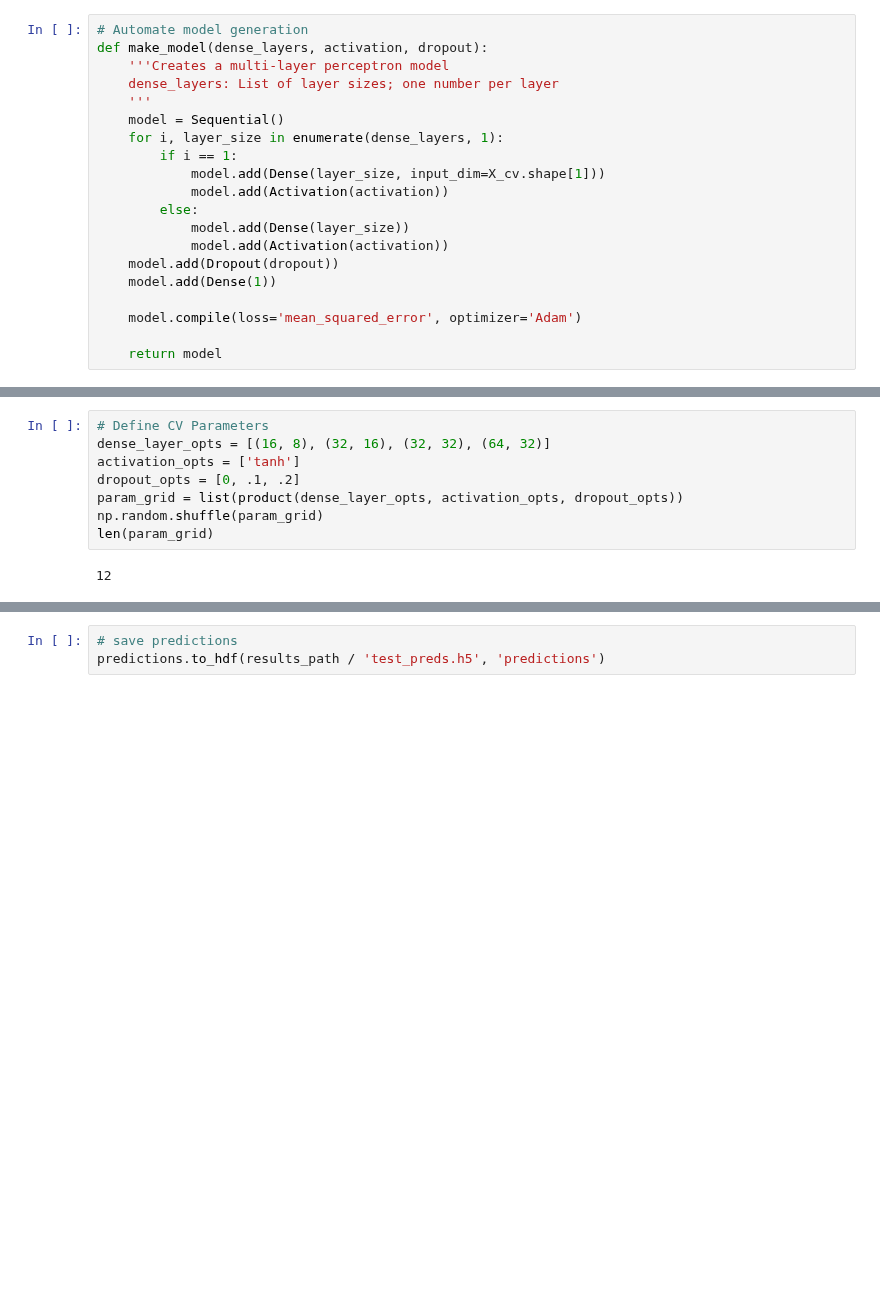
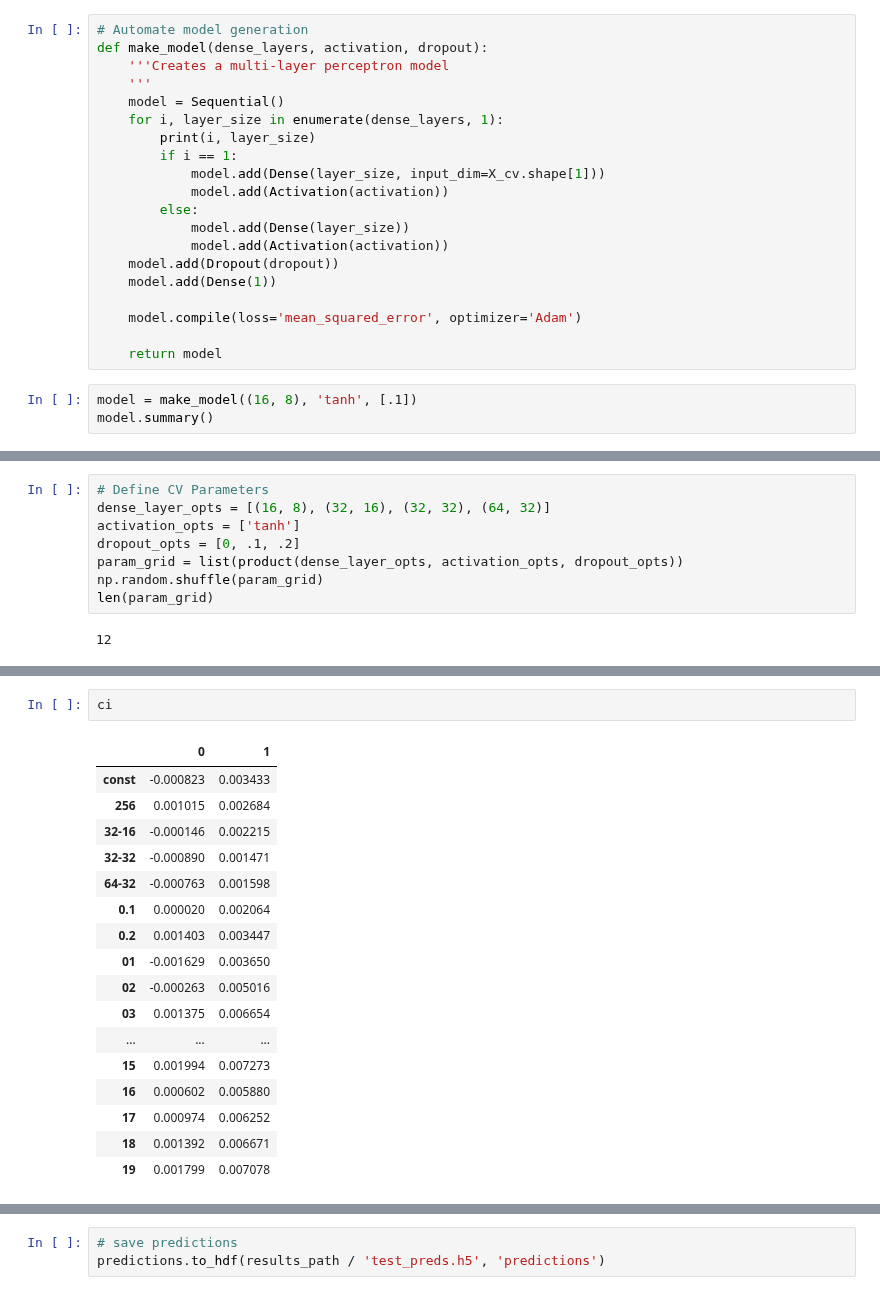
Before and after one commit to OliverJoo/quant_modeling, a Jupyter notebook: MDLing/DL_OptimizingNNArchitecture4Trading.ipynb, the cells around one changed output, grey strips where cells are left out. Cells and saved outputs as stored; diff of their text form; blank space fills up the shorter version.

```diff
--- a/MDLing/DL_OptimizingNNArchitecture4Trading.ipynb
+++ b/MDLing/DL_OptimizingNNArchitecture4Trading.ipynb
@@ -151,10 +155,10 @@ memory usage: 444.2+ MB
 # Automate model generation
 def make_model(dense_layers, activation, dropout):
     '''Creates a multi-layer perceptron model
-    dense_layers: List of layer sizes; one number per layer
     '''
     model = Sequential()
     for i, layer_size in enumerate(dense_layers, 1):
+        print(i, layer_size)
         if i == 1:
             model.add(Dense(layer_size, input_dim=X_cv.shape[1]))
             model.add(Activation(activation))
@@ -167,3 +171,6 @@ def make_model(dense_layers, activation, dropout):
     model.compile(loss='mean_squared_error', optimizer='Adam')
 
     return model
+# %%
+model = make_model((16, 8), 'tanh', [.1])
+model.summary()
@@ -320,3 +453,23 @@ fig.savefig(results_path / 'ols_coef', dpi=300)
+# %%
+ci
+# %% [output]
+|  | 0 | 1 |
+| const | -0.000823 | 0.003433 |
+| 256 | 0.001015 | 0.002684 |
+| 32-16 | -0.000146 | 0.002215 |
+| 32-32 | -0.000890 | 0.001471 |
+| 64-32 | -0.000763 | 0.001598 |
+| 0.1 | 0.000020 | 0.002064 |
+| 0.2 | 0.001403 | 0.003447 |
+| 01 | -0.001629 | 0.003650 |
+| 02 | -0.000263 | 0.005016 |
+| 03 | 0.001375 | 0.006654 |
+| ... | ... | ... |
+| 15 | 0.001994 | 0.007273 |
+| 16 | 0.000602 | 0.005880 |
+| 17 | 0.000974 | 0.006252 |
+| 18 | 0.001392 | 0.006671 |
+| 19 | 0.001799 | 0.007078 |
 # %%
 # Make Predictions
 def get_best_params(n=5):
```
Also changed, not shown: parts of 13 cells of this notebook.
